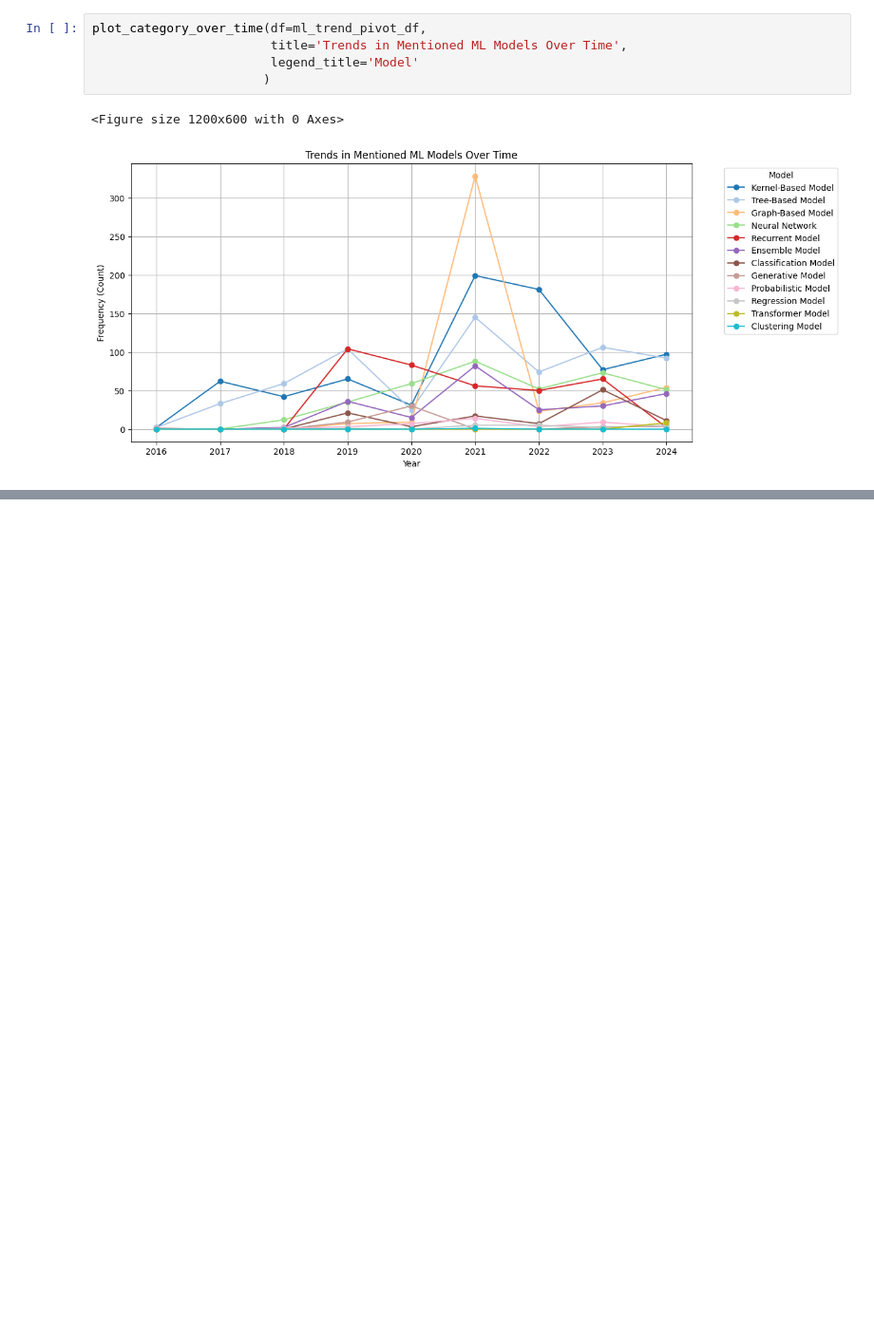
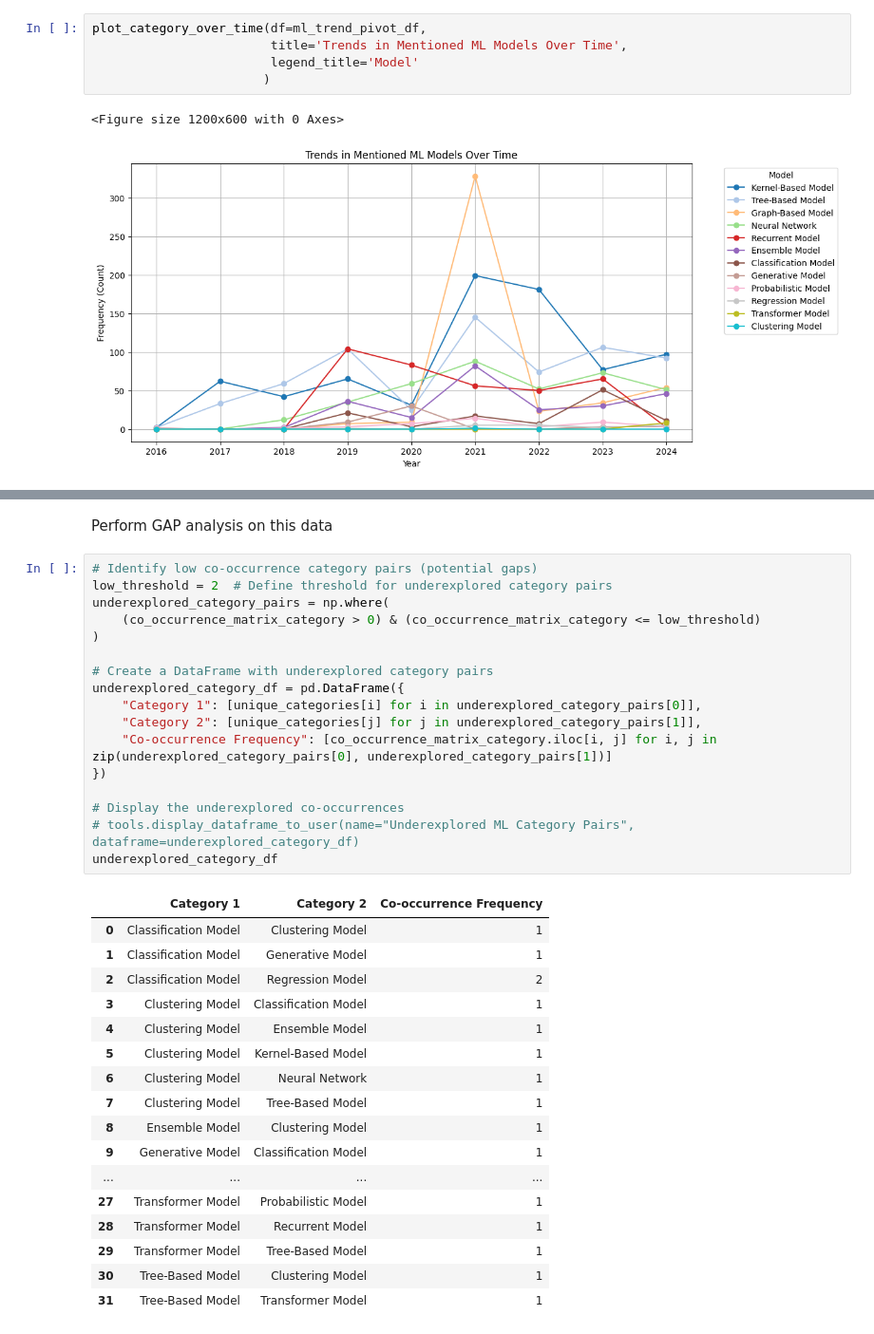
Before and after one commit to seyedrezamirkhani/ml-lncRNA, a Jupyter notebook: src/notebooks/part-03-finding-ML-methods-with-rules/12-analyse-search-results.ipynb, the cells around one changed output, grey strips where cells are left out. Shown at 95% size. Drawn from its saved outputs; the diff is of its cells as text; blank space fills up the shorter version.

```diff
--- a/src/notebooks/part-03-finding-ML-methods-with-rules/12-analyse-search-results.ipynb
+++ b/src/notebooks/part-03-finding-ML-methods-with-rules/12-analyse-search-results.ipynb
@@ -773,0 +805,37 @@ plot_category_over_time(df=ml_trend_pivot_df,
+# %% [markdown]
+Perform GAP analysis on this data
+# %%
+# Identify low co-occurrence category pairs (potential gaps)
+low_threshold = 2  # Define threshold for underexplored category pairs
+underexplored_category_pairs = np.where(
+    (co_occurrence_matrix_category > 0) & (co_occurrence_matrix_category <= low_threshold)
+)
+
+# Create a DataFrame with underexplored category pairs
+underexplored_category_df = pd.DataFrame({
+    "Category 1": [unique_categories[i] for i in underexplored_category_pairs[0]],
+    "Category 2": [unique_categories[j] for j in underexplored_category_pairs[1]],
+    "Co-occurrence Frequency": [co_occurrence_matrix_category.iloc[i, j] for i, j in zip(underexplored_category_pairs[0], underexplored_category_pairs[1])]
+})
+
+# Display the underexplored co-occurrences
+# tools.display_dataframe_to_user(name="Underexplored ML Category Pairs", dataframe=underexplored_category_df)
+underexplored_category_df
+# %% [output]
+|  | Category 1 | Category 2 | Co-occurrence Frequency |
+| 0 | Classification Model | Clustering Model | 1 |
+| 1 | Classification Model | Generative Model | 1 |
+| 2 | Classification Model | Regression Model | 2 |
+| 3 | Clustering Model | Classification Model | 1 |
+| 4 | Clustering Model | Ensemble Model | 1 |
+| 5 | Clustering Model | Kernel-Based Model | 1 |
+| 6 | Clustering Model | Neural Network | 1 |
+| 7 | Clustering Model | Tree-Based Model | 1 |
+| 8 | Ensemble Model | Clustering Model | 1 |
+| 9 | Generative Model | Classification Model | 1 |
+| ... | ... | ... | ... |
+| 27 | Transformer Model | Probabilistic Model | 1 |
+| 28 | Transformer Model | Recurrent Model | 1 |
+| 29 | Transformer Model | Tree-Based Model | 1 |
+| 30 | Tree-Based Model | Clustering Model | 1 |
+| 31 | Tree-Based Model | Transformer Model | 1 |
```
Also changed, not shown: parts of 12 cells of this notebook.
